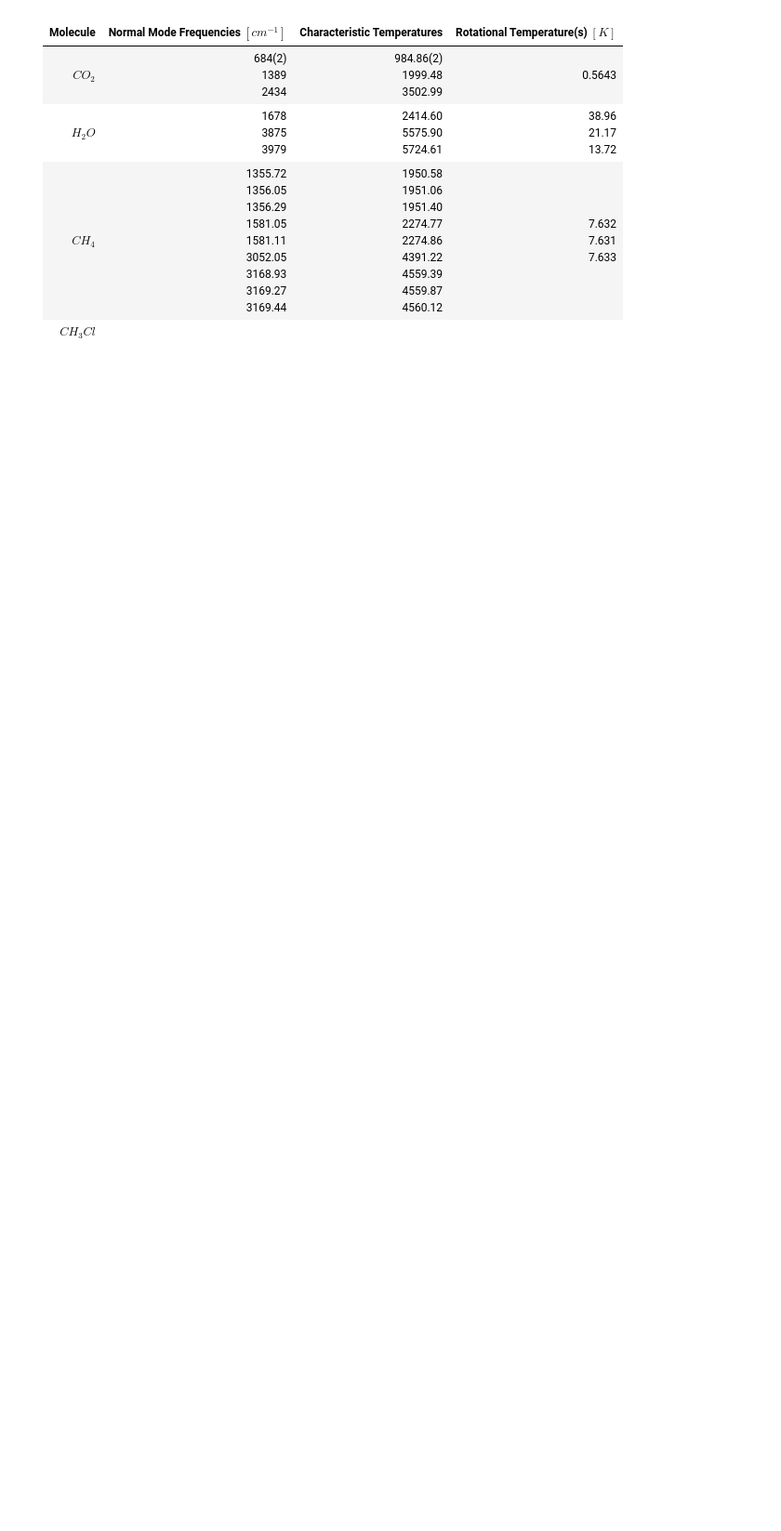
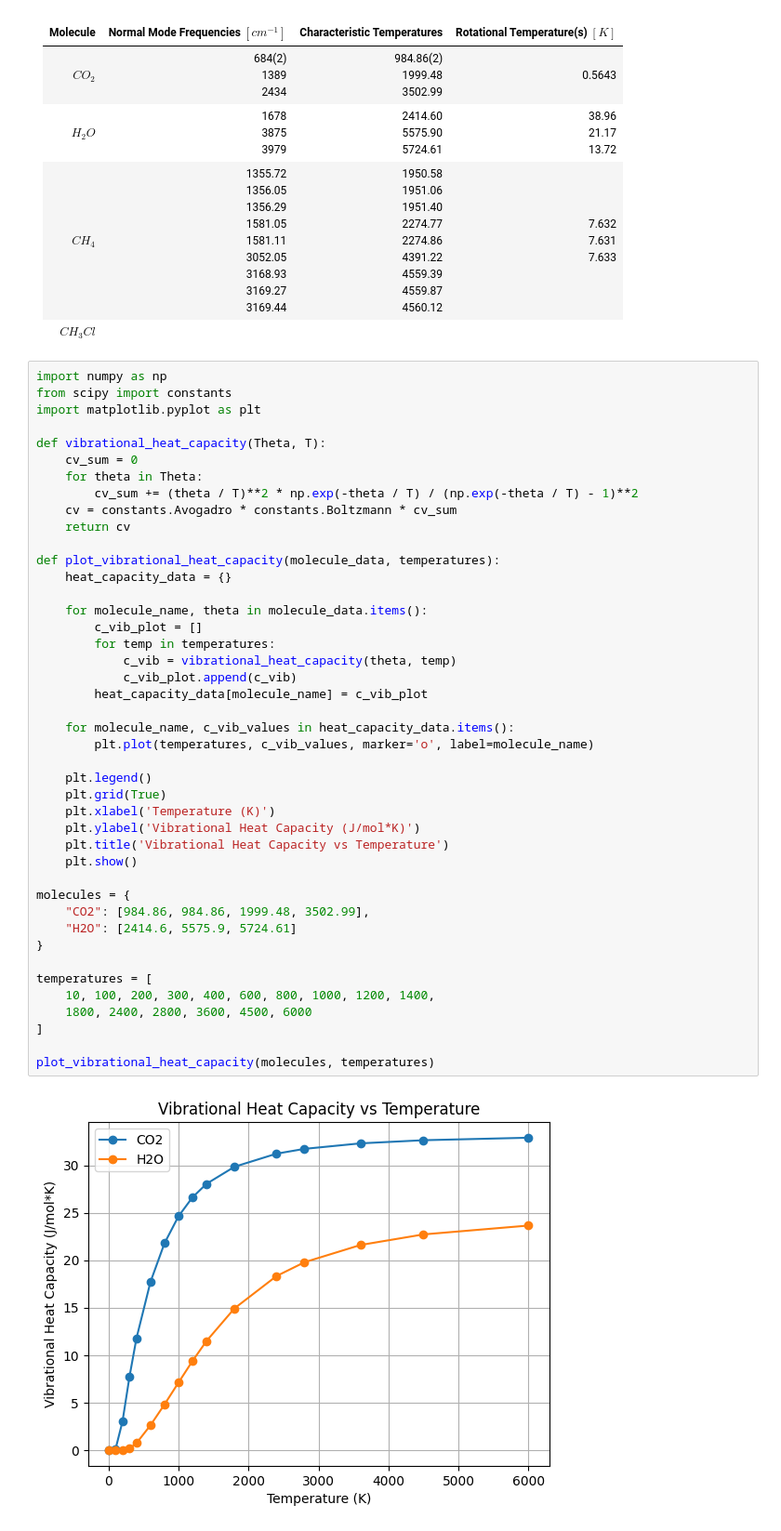
Before and after one commit to denny190/pchem_iv, a Jupyter notebook: Berdar_L04_qm_calc_freq.ipynb, the cells around one changed output. Shown at 93% size. Saved outputs shown, nothing was run; the diff lists cells and outputs as text; blank space fills up the shorter version.

```diff
--- a/Berdar_L04_qm_calc_freq.ipynb
+++ b/Berdar_L04_qm_calc_freq.ipynb
@@ -234,3 +234,48 @@ plt.show()
 | $H_2O$ | 1678 <br /> 3875 <br /> 3979 | 2414.60 <br /> 5575.90 <br /> 5724.61 | 38.96 <br /> 21.17 <br /> 13.72 |
 | $CH_4$ | 1355.72 <br /> 1356.05 <br /> 1356.29 <br /> 1581.05 <br /> 1581.11 <br /> 3052.05 <br /> 3168.93 <br /> 3169.27 <br /> 3169.44 | 1950.58 <br /> 1951.06 <br /> 1951.40 <br /> 2274.77 <br /> 2274.86 <br /> 4391.22 <br /> 4559.39 <br /> 4559.87 <br /> 4560.12 | 7.632 <br /> 7.631 <br /> 7.633 |
 | $CH_3Cl$| | | |
+# %%
+import numpy as np
+from scipy import constants
+import matplotlib.pyplot as plt
+
+def vibrational_heat_capacity(Theta, T):
+    cv_sum = 0
+    for theta in Theta:
+        cv_sum += (theta / T)**2 * np.exp(-theta / T) / (np.exp(-theta / T) - 1)**2
+    cv = constants.Avogadro * constants.Boltzmann * cv_sum
+    return cv
+
+def plot_vibrational_heat_capacity(molecule_data, temperatures):
+    heat_capacity_data = {}
+
+    for molecule_name, theta in molecule_data.items():
+        c_vib_plot = []
+        for temp in temperatures:
+            c_vib = vibrational_heat_capacity(theta, temp)
+            c_vib_plot.append(c_vib)
+        heat_capacity_data[molecule_name] = c_vib_plot
+
+    for molecule_name, c_vib_values in heat_capacity_data.items():
+        plt.plot(temperatures, c_vib_values, marker='o', label=molecule_name)
+
+    plt.legend()
+    plt.grid(True)
+    plt.xlabel('Temperature (K)')
+    plt.ylabel('Vibrational Heat Capacity (J/mol*K)')
+    plt.title('Vibrational Heat Capacity vs Temperature')
+    plt.show()
+
+molecules = {
+    "CO2": [984.86, 984.86, 1999.48, 3502.99],
+    "H2O": [2414.6, 5575.9, 5724.61]
+}
+
+temperatures = [
+    10, 100, 200, 300, 400, 600, 800, 1000, 1200, 1400,
+    1800, 2400, 2800, 3600, 4500, 6000
+]
+
+plot_vibrational_heat_capacity(molecules, temperatures)
+# %% [output]
+[figure, added]
```
